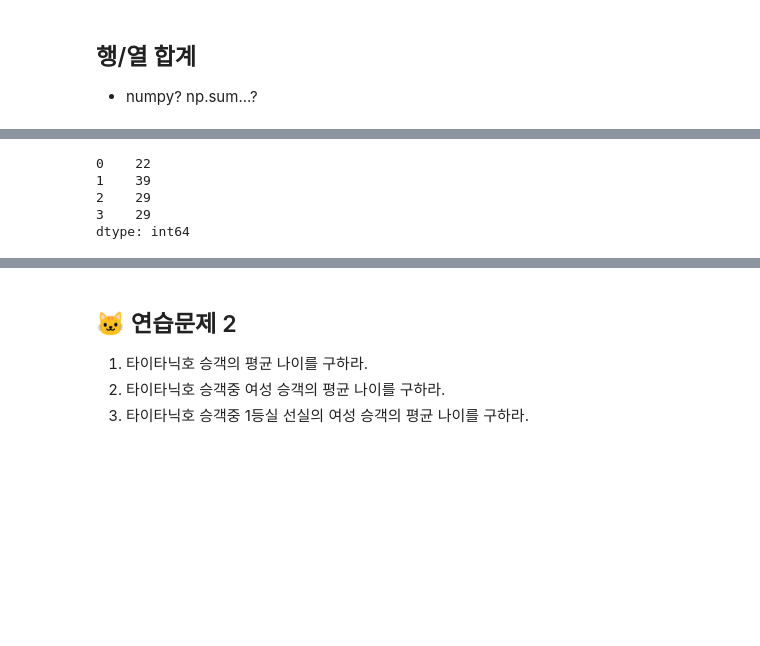
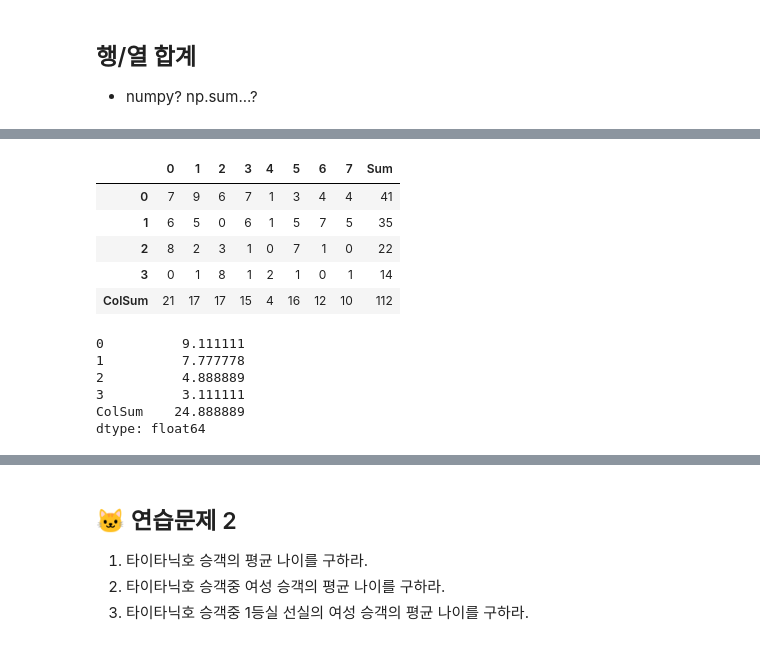
Before and after one commit to shims94/230621_dataframe, a Jupyter notebook: 230621_데이터프레임조작.ipynb, the cells around one changed output, grey strips where cells are left out. Cells and saved outputs as stored; diff of their text form; code cells hidden in the pictures; blank space fills up the shorter version.

```diff
--- a/230621_데이터프레임조작.ipynb
+++ b/230621_데이터프레임조작.ipynb
@@ -568,0 +851,4 @@ dtype: float64
+# %%
+np.random.seed(2023)
+df2 = pd.DataFrame(np.random.randint(10, size=(4, 8)))
+df2
@@ -568,0 +892,3 @@ dtype: float64
+# %%
+df2['Sum'] = df2.sum(axis=1)
+df2
@@ -569,8 +901,21 @@ dtype: float64
+# %%
+df2.loc['ColSum'] = df2.sum()  # 열 방향 합계
+df2
+# %% [output]
+|  | 0 | 1 | 2 | 3 | 4 | 5 | 6 | 7 | Sum |
+| 0 | 7 | 9 | 6 | 7 | 1 | 3 | 4 | 4 | 41 |
+| 1 | 6 | 5 | 0 | 6 | 1 | 5 | 7 | 5 | 35 |
+| 2 | 8 | 2 | 3 | 1 | 0 | 7 | 1 | 0 | 22 |
+| 3 | 0 | 1 | 8 | 1 | 2 | 1 | 0 | 1 | 14 |
+| ColSum | 21 | 17 | 17 | 15 | 4 | 16 | 12 | 10 | 112 |
 # %%
-# 행 방향 합계 (열 방향 axis=0 / 행 방향 axis=1)
+# sum : 합계 / mean : 평균
+df2.mean()  # axis=0, 행 => 열 방향 평균
+df2.mean(axis=1) # 열을 축소 => 행 방향 평균
 # %% [output]
-0    22
-1    39
-2    29
-3    29
-dtype: int64
+0          9.111111
+1          7.777778
+2          4.888889
+3          3.111111
+ColSum    24.888889
+dtype: float64
```
Also changed, not shown: parts of 260 cells of this notebook.
